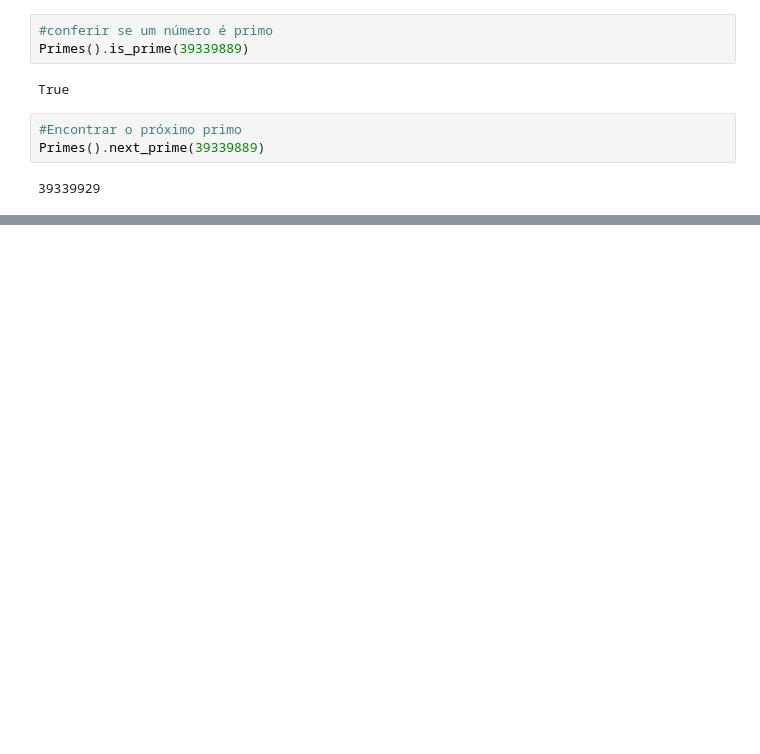
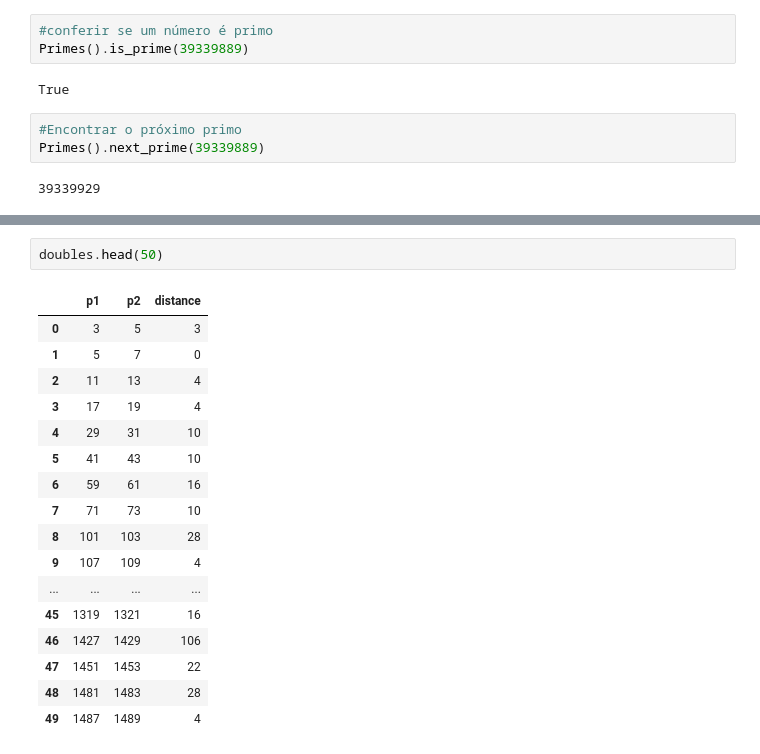
Before and after one commit to shimotsulyu/primenumbers, a Jupyter notebook: primes.ipynb, the cells around one changed output, grey strips where cells are left out. Drawn from its saved outputs; the diff is of its cells as text; blank space fills up the shorter version.

```diff
--- a/primes.ipynb
+++ b/primes.ipynb
@@ -83,0 +109,20 @@ Primes().next_prime(39339889)
+# %%
+doubles.head(50)
+# %% [output]
+|  | p1 | p2 | distance |
+| 0 | 3 | 5 | 3 |
+| 1 | 5 | 7 | 0 |
+| 2 | 11 | 13 | 4 |
+| 3 | 17 | 19 | 4 |
+| 4 | 29 | 31 | 10 |
+| 5 | 41 | 43 | 10 |
+| 6 | 59 | 61 | 16 |
+| 7 | 71 | 73 | 10 |
+| 8 | 101 | 103 | 28 |
+| 9 | 107 | 109 | 4 |
+| ... | ... | ... | ... |
+| 45 | 1319 | 1321 | 16 |
+| 46 | 1427 | 1429 | 106 |
+| 47 | 1451 | 1453 | 22 |
+| 48 | 1481 | 1483 | 28 |
+| 49 | 1487 | 1489 | 4 |
```
Also changed, not shown: parts of 7 cells of this notebook.
